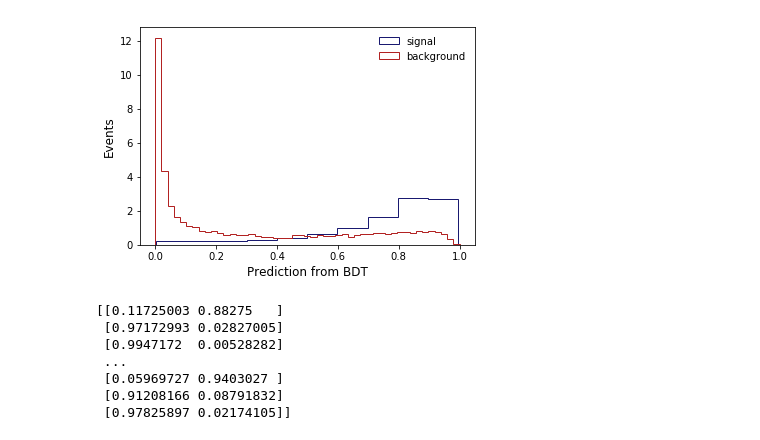
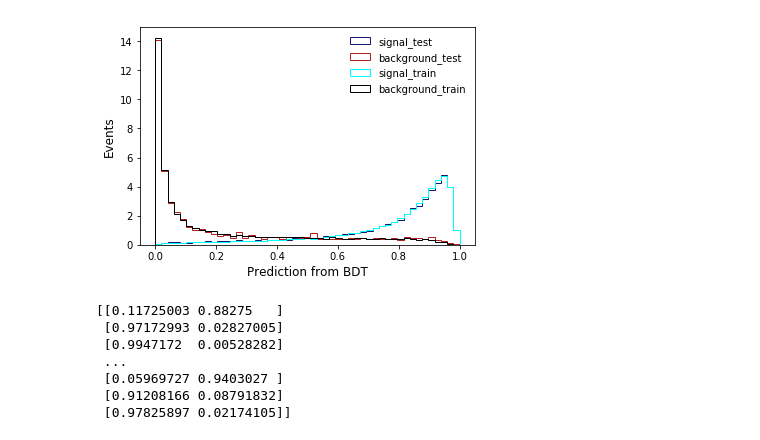
Before and after one commit to kawaho/XGBoost-for-HtoEMu, a Jupyter notebook: training.ipynb, the cells around one changed output. Saved outputs shown, nothing was run; the diff lists cells and outputs as text; code cells hidden in the pictures.

```diff
--- a/training.ipynb
+++ b/training.ipynb
@@ -18,5 +20,5 @@ nthreads = multiprocessing.cpu_count()
 # %%
-data = pd.read_csv('output0_gg.csv', delimiter=';', skiprows=1)
+data = pd.read_csv('output2_gg.csv', delimiter=';', skiprows=1)
 print ('finish loading from csv ')
 print('Size of data: {}'.format(data.shape))
 print('Number of events: {}'.format(data.shape[0]))
@@ -51,8 +53,12 @@ Y = data['label']
 
 # split data into train and test sets
 seed = 123
-test_size = 0.2
+test_size = 0.20
 X_train, X_test, y_train, y_test = train_test_split(X, Y, test_size=test_size, random_state=seed)
 
 #Rescale signal weight to bkg weight
-sig_to_bkg_ratio = X_train.loc[X_train['label'] == 0]['weight'].sum()/X_train.loc[X_train['label'] == 1]['weight'].sum()
+total_bkg_train_weights = X_train.loc[X_train['label'] == 0]['weight'].sum()
+total_sig_train_weights = X_train.loc[X_train['label'] == 1]['weight'].sum()
+sig_to_bkg_ratio = total_bkg_train_weights/total_sig_train_weights if total_bkg_train_weights > total_sig_train_weights else total_sig_train_weights/total_bkg_train_weights
+print total_bkg_train_weights, total_sig_train_weights
+print sig_to_bkg_ratio
@@ -59,7 +68,7 @@ sig_to_bkg_ratio = X_train.loc[X_train['label'] == 0]['weight'].sum()/X_train.lo
 # %%
-feature_names = ['e_met_mT_per_M', 'm_met_mT_per_M', 'mPt_Per_e_m_Mass', 'ePt_Per_e_m_Mass', 'emPt', 'MetEt', 'DeltaEta_e_m', 'e_m_PZeta', 'emEta']
-#feature_names = ['e_met_mT_per_M', 'm_met_mT_per_M', 'mPt_Per_e_m_Mass', 'ePt_Per_e_m_Mass', 'emPt', 'MetEt', 'DeltaEta_e_m', 'e_m_PZeta', 'emEta', 'j1Pt', 'DeltaEta_em_j1', 'j1Eta', 'R_pT']
-#feature_names = ['mPt_Per_e_m_Mass', 'ePt_Per_e_m_Mass', 'emPt', 'MetEt', 'DeltaR_e_m', 'emEta', 'j1Pt', 'j1Eta', 'R_pT', 'j2Pt', 'j2Eta', 'DeltaEta_j1_j2', 'j1_j2_mass', 'pT_cen_ver3', 'DeltaR_em_j1j2']
+#feature_names = ['e_met_mT_per_M', 'm_met_mT_per_M', 'mPt_Per_e_m_Mass', 'ePt_Per_e_m_Mass', 'emPt', 'MetEt', 'DeltaR_e_m', 'e_m_PZeta', 'emEta']
+#feature_names = ['e_met_mT_per_M', 'm_met_mT_per_M', 'mPt_Per_e_m_Mass', 'ePt_Per_e_m_Mass', 'emPt', 'MetEt', 'DeltaR_e_m', 'emEta', 'j1Pt', 'DeltaR_em_j1', 'j1Eta', 'R_pT']
+feature_names = ['mPt_Per_e_m_Mass', 'ePt_Per_e_m_Mass', 'emPt', 'MetEt', 'DeltaR_e_m', 'emEta', 'j1Pt', 'j1Eta', 'R_pT', 'j2Pt', 'j2Eta', 'DeltaEta_j1_j2', 'j1_j2_mass', 'pT_cen_ver3', 'DeltaR_em_j1j2', 'Zeppenfeld_ver2']
 # %%
 # Train with the default model to select features
 tic = time.time()
@@ -252,25 +486,22 @@ plt.show()
 xgb.plot_importance(model, importance_type="gain")
 plt.show()
 # %%
-#Get predictions from trained mode
-predictions_sig_test = model.predict_proba(X_test.loc[X_test['label'] == 1][feature_names])
-predictions_bkg_test = model.predict_proba(X_test.loc[X_test['label'] == 0][feature_names])
-
-predictions_sig_train = model.predict_proba(X_train.loc[X_train['label'] == 1][feature_names])
-predictions_bkg_train = model.predict_proba(X_train.loc[X_train['label'] == 0][feature_names])
-
 # plot signal and background separately
 plt.figure();
-plt.hist(predictions_sig_test[:,1],density=True,
-         histtype='step',color='midnightblue',label='signal');
+plt.hist(predictions_sig_test[:,1],density=True,bins=np.linspace(0,1,50),
+         histtype='step',color='midnightblue',label='signal_test', weights=weights_sig_test);
 plt.hist(predictions_bkg_test[:,1],density=True,bins=np.linspace(0,1,50),
-         histtype='step',color='firebrick',label='background');
+         histtype='step',color='firebrick',label='background_test', weights=weights_bkg_test);
+plt.hist(predictions_sig_train[:,1],density=True,bins=np.linspace(0,1,50),
+         histtype='step',color='cyan',label='signal_train', weights=weights_sig_train);
+plt.hist(predictions_bkg_train[:,1],density=True,bins=np.linspace(0,1,50),
+         histtype='step',color='black',label='background_train', weights=weights_bkg_train);
 # make the plot readable
 plt.xlabel('Prediction from BDT',fontsize=12);
 plt.ylabel('Events',fontsize=12);
 plt.legend(frameon=False);
 # %% [output]
-[figure, old version]
+[figure, new version]
 # %%
 #Save model if everything looks good
 model_out_file = "model_GG_2jets.json"
```
Also changed, not shown: parts of 13 cells of this notebook.
